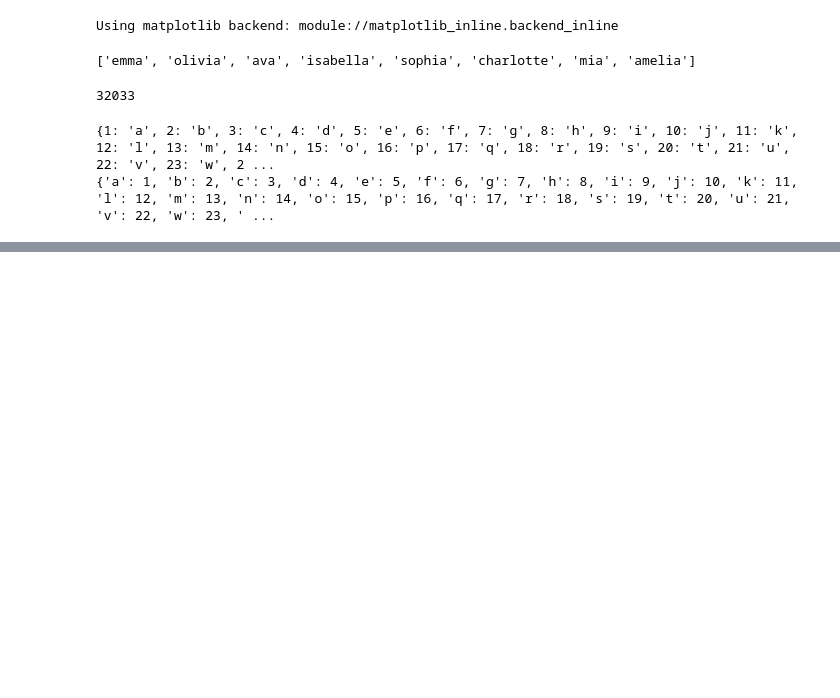
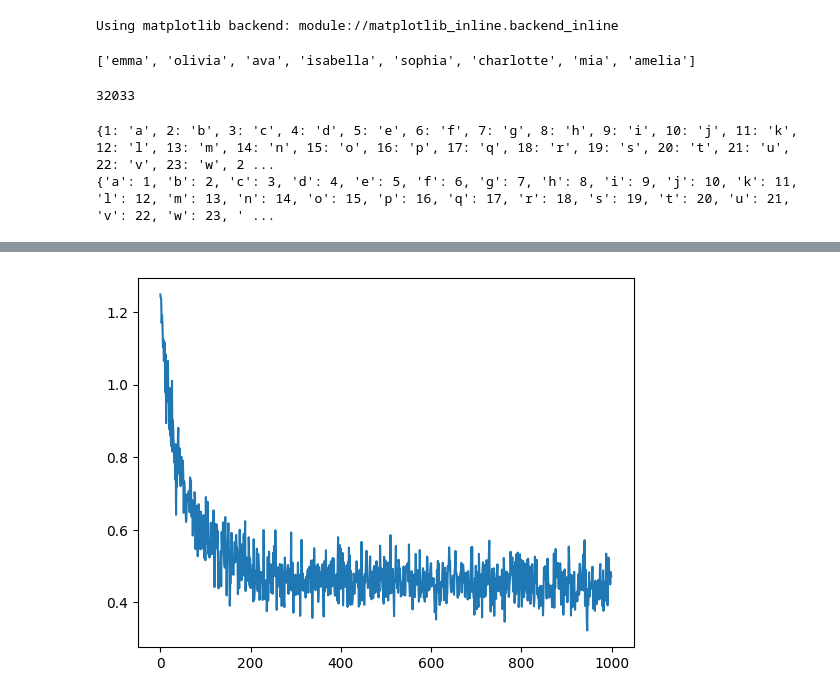
Before and after one commit to Michaelmvh/deep-learning-from-scratch, a Jupyter notebook: zero to hero/3. makemore - MLP/makemore.ipynb, the cells around one changed output, grey strips where cells are left out. Drawn from its saved outputs; the diff is of its cells as text; code cells hidden in the pictures; blank space fills up the shorter version.

Commit message:
play with different params

```diff
--- a/zero to hero/3. makemore - MLP/makemore.ipynb
+++ b/zero to hero/3. makemore - MLP/makemore.ipynb
@@ -117,0 +157,3 @@ W1 = torch.randn(())
+# %%
+loss = -prob[torch.arange(prob.shape[0]), Y].log().mean() # Negative Log Likelihood (NLL)
+loss
@@ -117,0 +349,13 @@ W1 = torch.randn(())
+# %%
+def eval(parameters, X, Y):
+
+    C, W1, b1, W2, b2 = parameters
+
+
+    emb = C[X] # (32, 3, 2)
+    h = torch.tanh(emb.view(emb.shape[0], -1) @ W1 +b1) # (32, 100)
+    logits = h @ W2 + b2 # (32, 27)
+    loss = F.cross_entropy(logits, Y)
+
+    print("Final Test loss:", loss.item())
+    print("Loss to beat:", 2.17)
@@ -117,0 +370,30 @@ W1 = torch.randn(())
+# %%
+def run_experiment(
+    vocab_size,
+    char_embedding_size,
+    block_size,
+    hidden_layer_size,
+    learning_rate,
+    epochs,
+    batch_size,
+    plot_loss=True,
+    decay_threshold=.2,
+):
+
+    input_layer_size = char_embedding_size * block_size
+    output_layer_size = vocab_size
+    splits = build_splits(block_size)
+    parameters = model(vocab_size, char_embedding_size, input_layer_size, hidden_layer_size, output_layer_size)
+    train(parameters=parameters, X=splits['train'][0], Y=splits['train'][1],  learning_rate=learning_rate, decay_threshold=decay_threshold, epochs=epochs, batch_size=batch_size, plot_loss=plot_loss)
+    eval(parameters, splits['test'][0], splits['test'][1])
+# %%
+vocab_size = 27
+char_embedding_size = 2
+block_size = 3
+hidden_layer_size = 100
+learning_rate = 0.1
+epochs = 1000
+batch_size = 32
+
+run_experiment(vocab_size= vocab_size, char_embedding_size = char_embedding_size, block_size=block_size, hidden_layer_size=hidden_layer_size, learning_rate=learning_rate, epochs=epochs, batch_size=batch_size)
+# %% [output]
@@ -117,0 +403 @@ W1 = torch.randn(())
+[figure, added]
```
Also changed, not shown: parts of 41 cells of this notebook.
